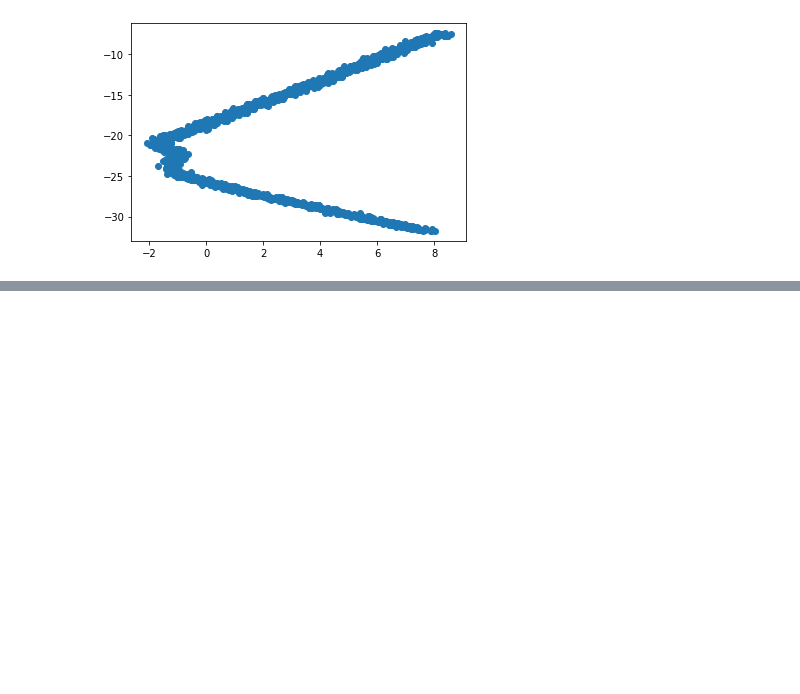
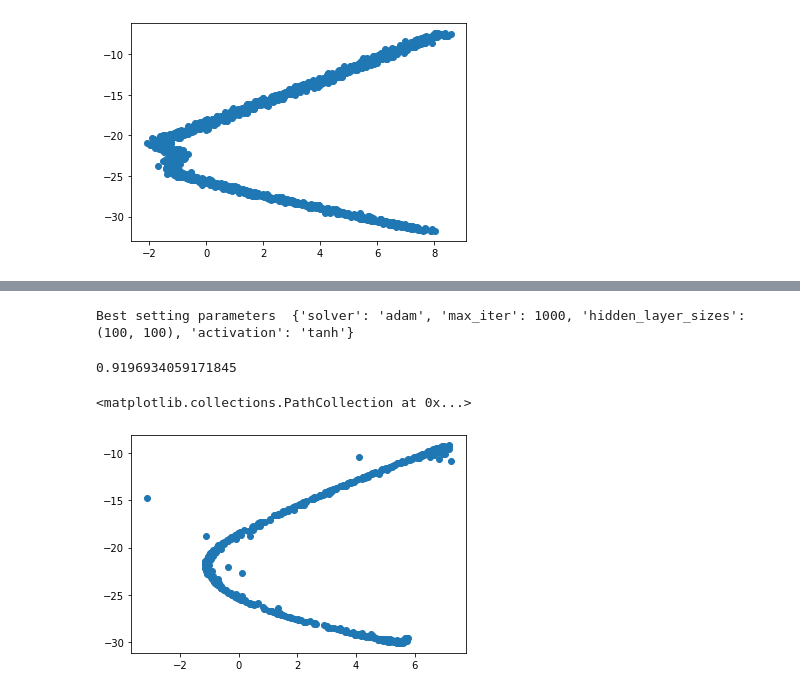
Before and after one commit to luca-santarella/ML-project, a Jupyter notebook: neural_network.ipynb, the cells around one changed output, grey strips where cells are left out. Drawn from its saved outputs; the diff is of its cells as text; code cells hidden in the pictures; blank space fills up the shorter version.

```diff
--- a/neural_network.ipynb
+++ b/neural_network.ipynb
@@ -28,0 +116,24 @@ plt.scatter(df['x'], df['y'])
+# %%
+#to find the best set of parameter setting, we can run a grid search
+from sklearn.model_selection import RandomizedSearchCV
+from scipy.stats import randint as sp_randint
+from sklearn.metrics import make_scorer
+from sklearn.metrics import accuracy_score
+
+#define the parameters' values you want to try
+param_dist = {"hidden_layer_sizes": [(100,), (50,), (100, 100), (50,50)],
+              "activation": ['identity', 'logistic', 'tanh', 'relu'],
+              "solver": ['lbfgs', 'sgd', 'adam'],
+              "max_iter": [1000],
+             }
+#define the number of iterations
+n_iter_search = 5
+#define the model
+regressor = MLPRegressor()
+#define the grid search
+grid_search = RandomizedSearchCV(regressor, param_distributions=param_dist,
+                            n_iter=n_iter_search,
+                            n_jobs=10,
+                            scoring=make_scorer(accuracy_score))
+#run the grid search
+grid_search.fit(X_train, y_train)
@@ -28,0 +150,19 @@ plt.scatter(df['x'], df['y'])
+# %%
+print('Best setting parameters ', grid_search.cv_results_['params'][0])
+# %% [output]
+Best setting parameters  {'solver': 'adam', 'max_iter': 1000, 'hidden_layer_sizes': (100, 100), 'activation': 'tanh'}
+# %%
+gs_regressor = MLPRegressor(solver='adam', max_iter = 1000, hidden_layer_sizes = (100, 100), activation = 'tanh').fit(X_train, y_train)
+# %%
+gs_regressor.score(X_test, y_test)
+# %% [output]
+0.9196934059171845
+# %%
+y_pred = gs_regressor.predict(df_blind_ts)
+# %%
+y_pred = pd.DataFrame(data=y_pred, columns=["x", "y"])
+# %%
+plt.scatter(y_pred['x'], y_pred['y'])
+# %% [output]
+<matplotlib.collections.PathCollection at 0x...>
+[figure, added]
```
Also changed, not shown: parts of 22 cells of this notebook.
